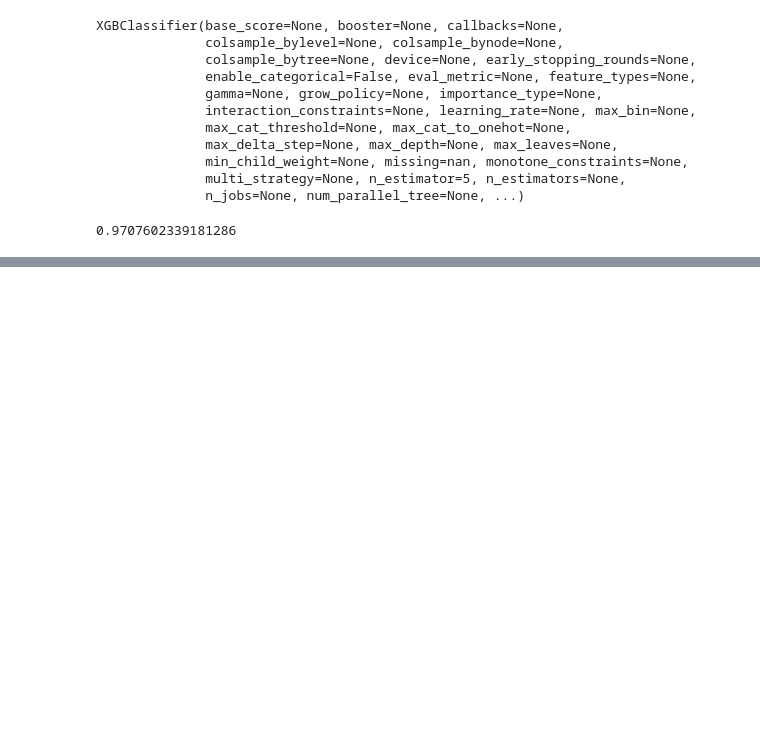
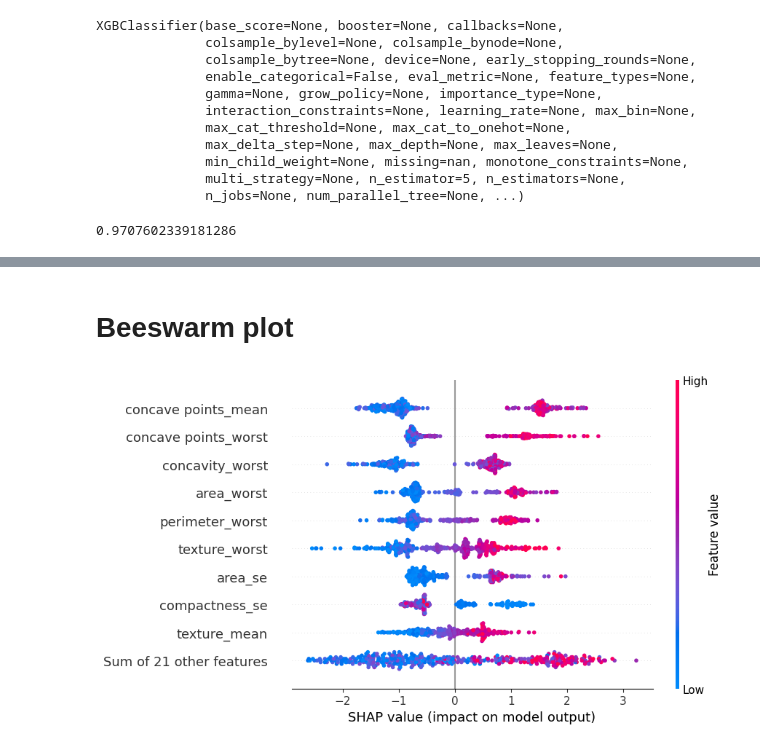
Before and after one commit to ARS-saad/thesisWork, a Jupyter notebook: XGBoost.ipynb, the cells around one changed output, grey strips where cells are left out. Cells and saved outputs as stored; diff of their text form; code cells hidden in the pictures; blank space fills up the shorter version.

```diff
--- a/XGBoost.ipynb
+++ b/XGBoost.ipynb
@@ -185,0 +224,6 @@ model1.score(x_test, y_test)
+# %% [markdown]
+# Beeswarm plot
+# %%
+shap.plots.beeswarm(shap_values)
+# %% [output]
+[figure, added]
```
Also changed, not shown: parts of 27 cells of this notebook.
